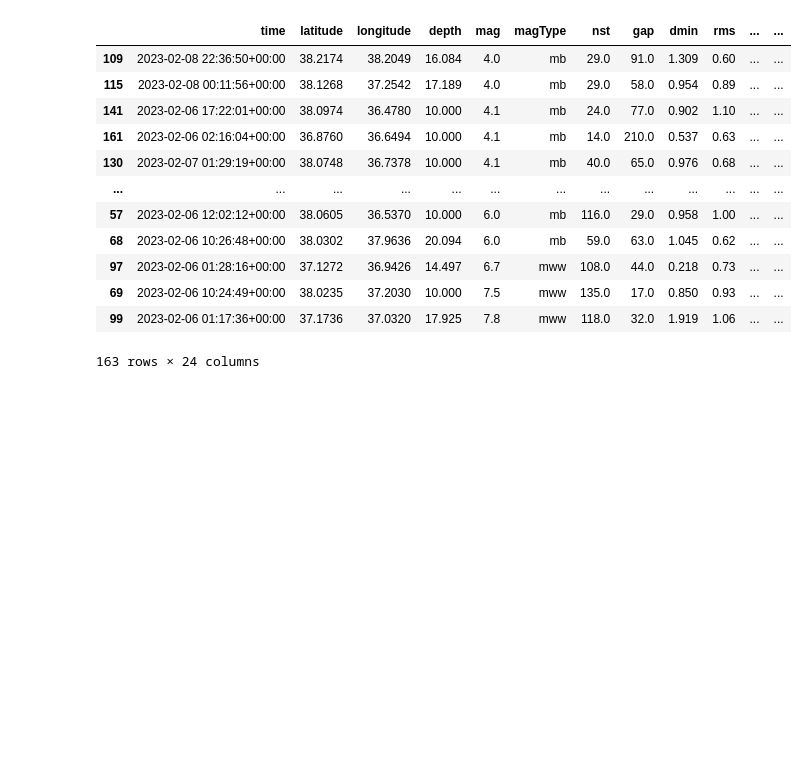
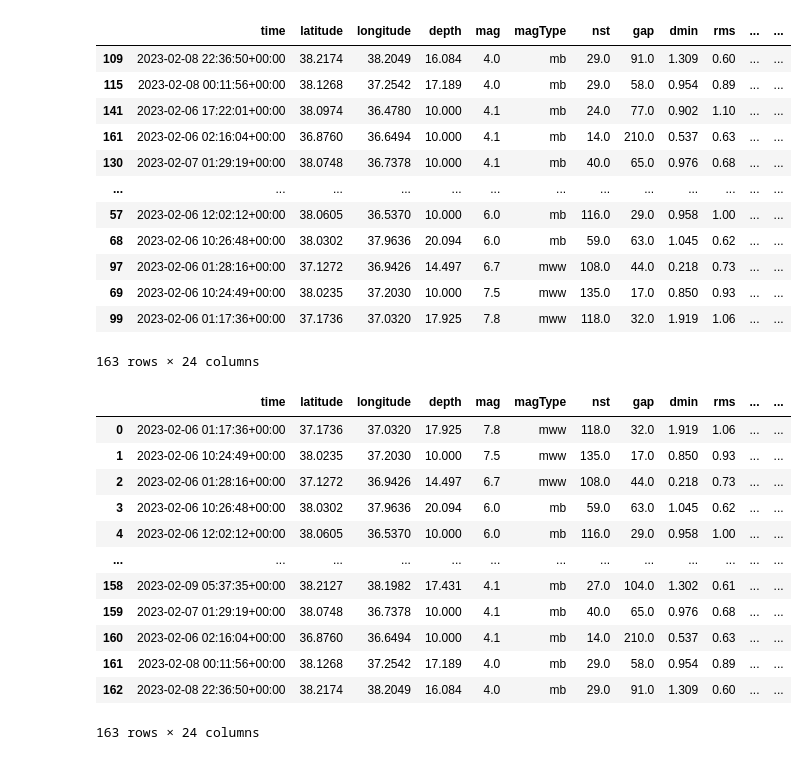
Before and after one commit to yong-xiong/turkey-quake, a Jupyter notebook: quake_and_aftershocks.ipynb, the cells around one changed output. Drawn from its saved outputs; the diff is of its cells as text; code cells hidden in the pictures; blank space fills up the shorter version.

```diff
--- a/quake_and_aftershocks.ipynb
+++ b/quake_and_aftershocks.ipynb
@@ -125,6 +122,24 @@ quake_list_turkey_org
 | 69 | 2023-02-06 10:24:49+00:00 | 38.0235 | 37.2030 | 10.000 | 7.5 | mww | 135.0 | 17.0 | 0.850 | 0.93 | ... | ... |
 | 99 | 2023-02-06 01:17:36+00:00 | 37.1736 | 37.0320 | 17.925 | 7.8 | mww | 118.0 | 32.0 | 1.919 | 1.06 | ... | ... |
 163 rows × 24 columns
+# %%
+#sort the values by mag and reset the index
+quake_list_turkey_org = quake_list_turkey_org.sort_values(by=['mag'], ascending=False).reset_index(drop=True)
+quake_list_turkey_org
+# %% [output]
+|  | time | latitude | longitude | depth | mag | magType | nst | gap | dmin | rms | ... | ... |
+| 0 | 2023-02-06 01:17:36+00:00 | 37.1736 | 37.0320 | 17.925 | 7.8 | mww | 118.0 | 32.0 | 1.919 | 1.06 | ... | ... |
+| 1 | 2023-02-06 10:24:49+00:00 | 38.0235 | 37.2030 | 10.000 | 7.5 | mww | 135.0 | 17.0 | 0.850 | 0.93 | ... | ... |
+| 2 | 2023-02-06 01:28:16+00:00 | 37.1272 | 36.9426 | 14.497 | 6.7 | mww | 108.0 | 44.0 | 0.218 | 0.73 | ... | ... |
+| 3 | 2023-02-06 10:26:48+00:00 | 38.0302 | 37.9636 | 20.094 | 6.0 | mb | 59.0 | 63.0 | 1.045 | 0.62 | ... | ... |
+| 4 | 2023-02-06 12:02:12+00:00 | 38.0605 | 36.5370 | 10.000 | 6.0 | mb | 116.0 | 29.0 | 0.958 | 1.00 | ... | ... |
+| ... | ... | ... | ... | ... | ... | ... | ... | ... | ... | ... | ... | ... |
+| 158 | 2023-02-09 05:37:35+00:00 | 38.2127 | 38.1982 | 17.431 | 4.1 | mb | 27.0 | 104.0 | 1.302 | 0.61 | ... | ... |
+| 159 | 2023-02-07 01:29:19+00:00 | 38.0748 | 36.7378 | 10.000 | 4.1 | mb | 40.0 | 65.0 | 0.976 | 0.68 | ... | ... |
+| 160 | 2023-02-06 02:16:04+00:00 | 36.8760 | 36.6494 | 10.000 | 4.1 | mb | 14.0 | 210.0 | 0.537 | 0.63 | ... | ... |
+| 161 | 2023-02-08 00:11:56+00:00 | 38.1268 | 37.2542 | 17.189 | 4.0 | mb | 29.0 | 58.0 | 0.954 | 0.89 | ... | ... |
+| 162 | 2023-02-08 22:36:50+00:00 | 38.2174 | 38.2049 | 16.084 | 4.0 | mb | 29.0 | 91.0 | 1.309 | 0.60 | ... | ... |
+163 rows × 24 columns
 # %%
 quake_list_turkey_org['time'] = pd.to_datetime(quake_list_turkey_org['time']).dt.round('S')
 quake_list_turkey_org['time_turkey_local'] = quake_list_turkey_org['time'] + pd.Timedelta(hours=3)
```
Also changed, not shown: parts of 2 cells of this notebook.
